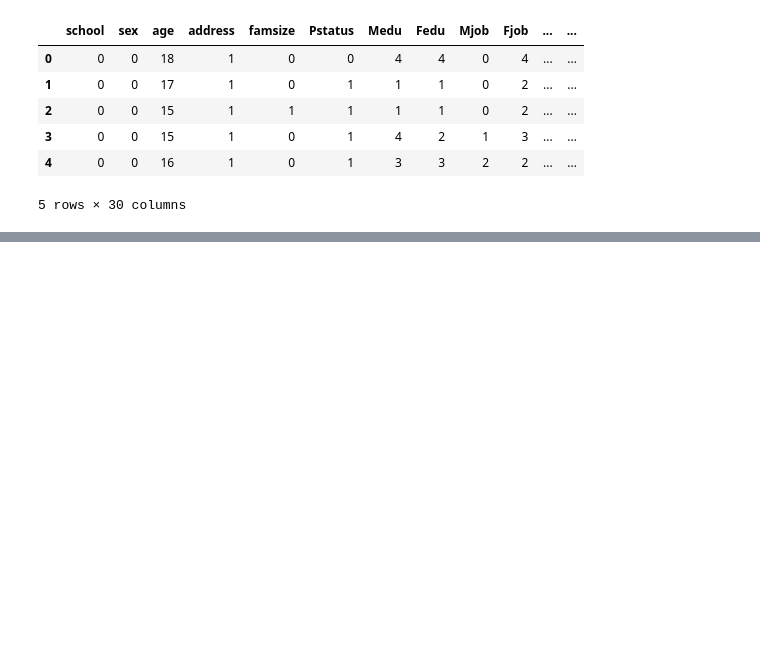
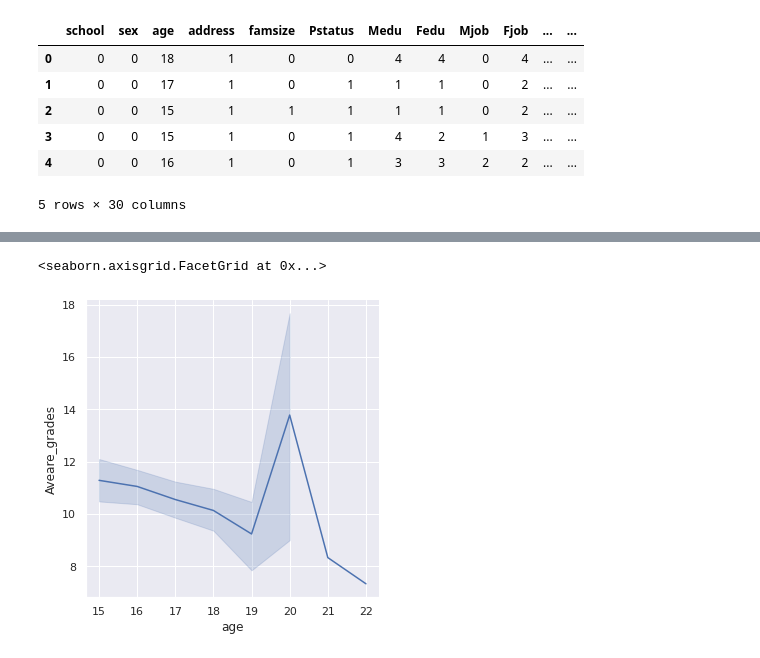
Before and after one commit to csanjuan99/ia-students-predictions-project, a Jupyter notebook: ia-project.ipynb, the cells around one changed output, grey strips where cells are left out. Saved outputs shown, nothing was run; the diff lists cells and outputs as text; code cells hidden in the pictures; blank space fills up the shorter version.

```diff
--- a/ia-project.ipynb
+++ b/ia-project.ipynb
@@ -271,0 +348,4 @@ d.head()
+# %%
+#@title **Renombramos para diferenciar facilmente las columnas de notas en los cursos**
+data_1.rename(columns={"G1": "G1_mat", "G2": "G2_mat","G3":"G3_mat"},inplace=True)
+data_1.head()
@@ -271,0 +372,10 @@ d.head()
+# %%
+#@title **Agregamos una columna nueva a nuestro dataset que contiene el promedio para mas adelante explorarla**
+data_1['Aveare_grades'] = data_1[['G1_mat','G2_mat','G3_mat']].mean(axis=1)
+data_2['Aveare_grades'] = data_2[['G1_por','G2_por','G3_por']].mean(axis=1)
+# %%
+#@title **Encontramos una relacion entre la edad y el promedio de las notas donde los estudiantes de entre 19 y 20 anios tienen un rendimiento mejor con respecto a los demas en el conjuntos de datos de la materia Matematicas**
+sns.relplot(data = data_1, y='Aveare_grades', x='age', kind="line")
+# %% [output]
+<seaborn.axisgrid.FacetGrid at 0x...>
+[figure, added]
```
Also changed, not shown: parts of 53 cells of this notebook.
